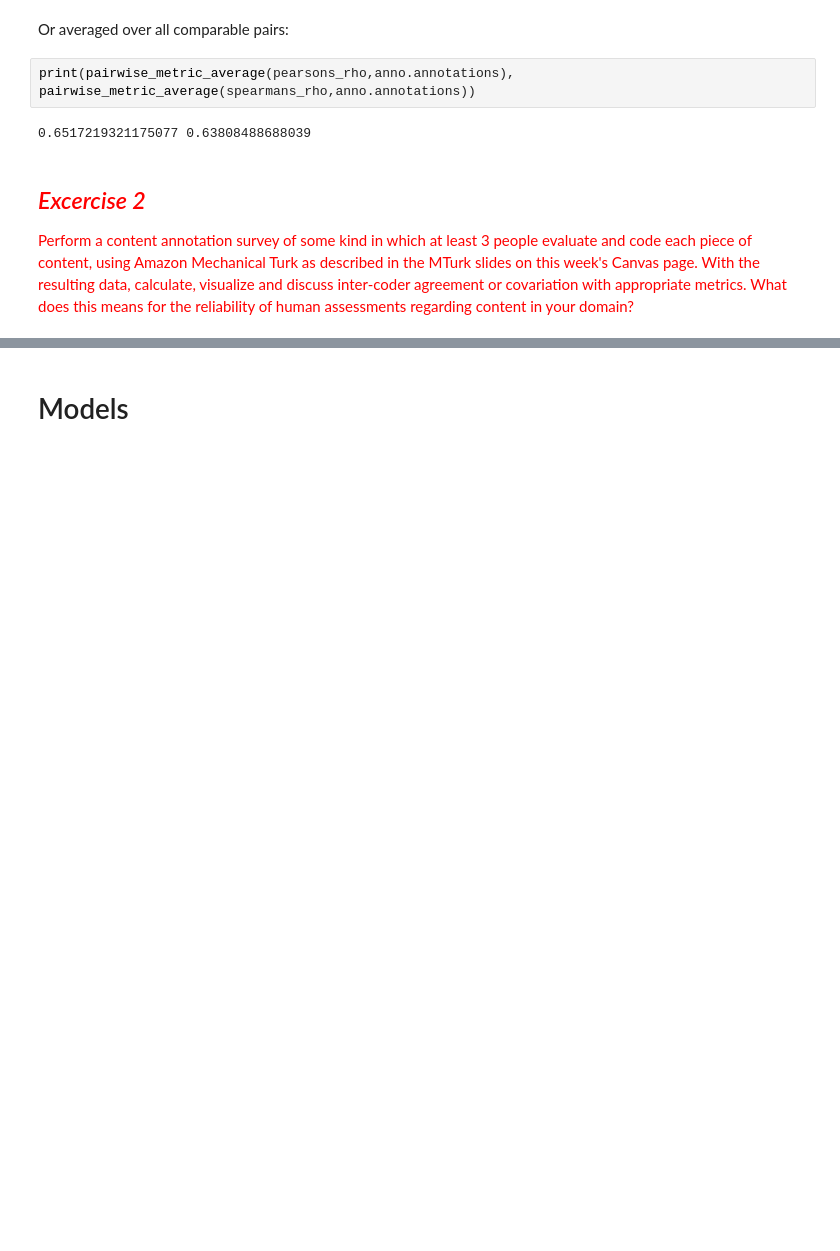
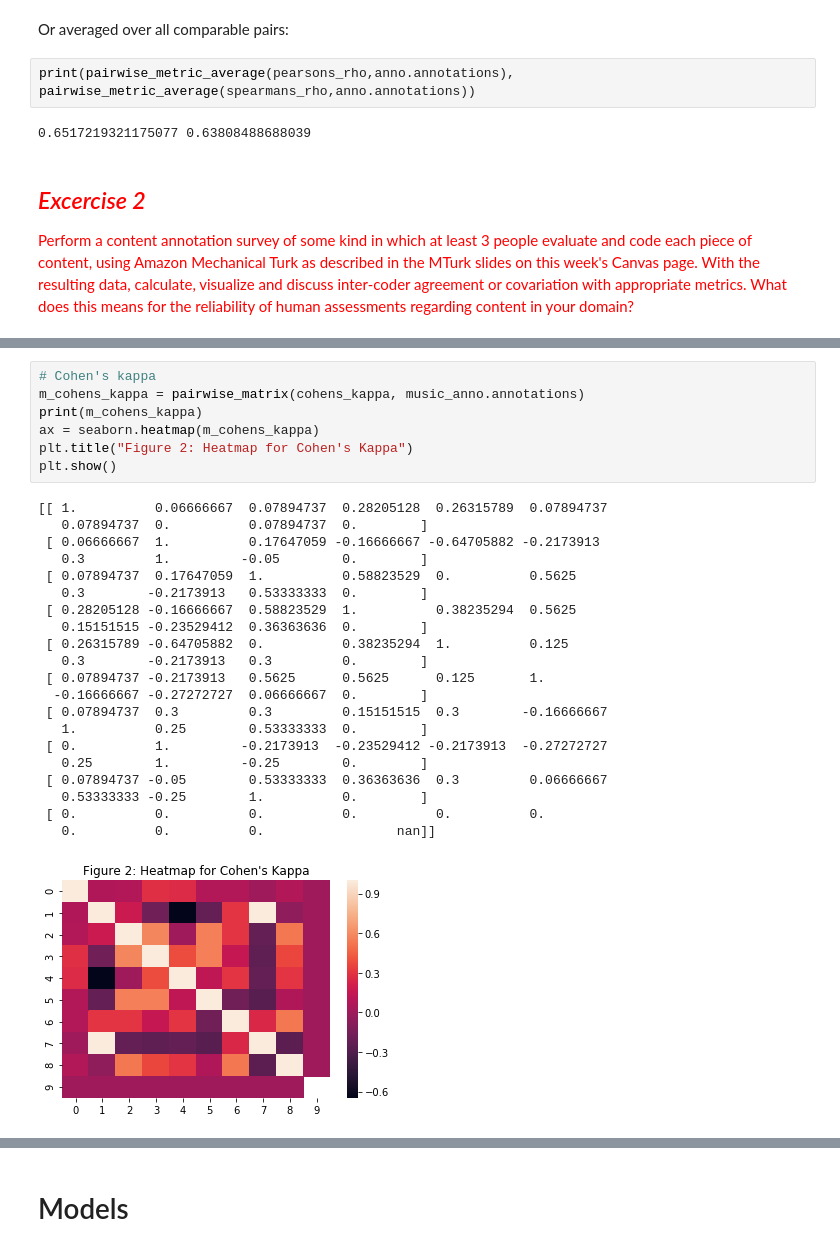
Before and after one commit to xywu-soc/content-analysis-2018, a Jupyter notebook: 5-Reliability/5-Reliability.ipynb, the cells around one changed output, grey strips where cells are left out. Cells and saved outputs as stored; diff of their text form; blank space fills up the shorter version.

```diff
--- a/5-Reliability/5-Reliability.ipynb
+++ b/5-Reliability/5-Reliability.ipynb
@@ -270,0 +328,29 @@ m_scotts_pi = pairwise_matrix(scotts_pi, music_anno.annotations)
+# %%
+# Cohen's kappa
+m_cohens_kappa = pairwise_matrix(cohens_kappa, music_anno.annotations)
+print(m_cohens_kappa)
+ax = seaborn.heatmap(m_cohens_kappa)
+plt.title("Figure 2: Heatmap for Cohen's Kappa")
+plt.show()
+# %% [output]
+[[ 1.          0.06666667  0.07894737  0.28205128  0.26315789  0.07894737
+   0.07894737  0.          0.07894737  0.        ]
+ [ 0.06666667  1.          0.17647059 -0.16666667 -0.64705882 -0.2173913
+   0.3         1.         -0.05        0.        ]
+ [ 0.07894737  0.17647059  1.          0.58823529  0.          0.5625
+   0.3        -0.2173913   0.53333333  0.        ]
+ [ 0.28205128 -0.16666667  0.58823529  1.          0.38235294  0.5625
+   0.15151515 -0.23529412  0.36363636  0.        ]
+ [ 0.26315789 -0.64705882  0.          0.38235294  1.          0.125
+   0.3        -0.2173913   0.3         0.        ]
+ [ 0.07894737 -0.2173913   0.5625      0.5625      0.125       1.
+  -0.16666667 -0.27272727  0.06666667  0.        ]
+ [ 0.07894737  0.3         0.3         0.15151515  0.3        -0.16666667
+   1.          0.25        0.53333333  0.        ]
+ [ 0.          1.         -0.2173913  -0.23529412 -0.2173913  -0.27272727
+   0.25        1.         -0.25        0.        ]
+ [ 0.07894737 -0.05        0.53333333  0.36363636  0.3         0.06666667
+   0.53333333 -0.25        1.          0.        ]
+ [ 0.          0.          0.          0.          0.          0.
+   0.          0.          0.                 nan]]
+[figure, added]
```
Also changed, not shown: parts of 32 cells of this notebook.
